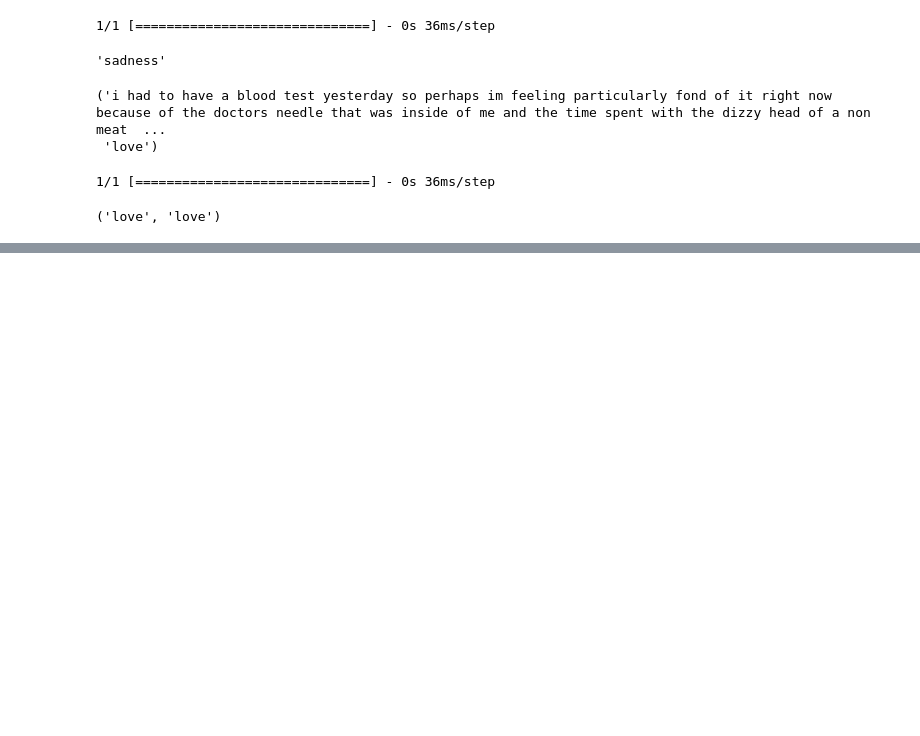
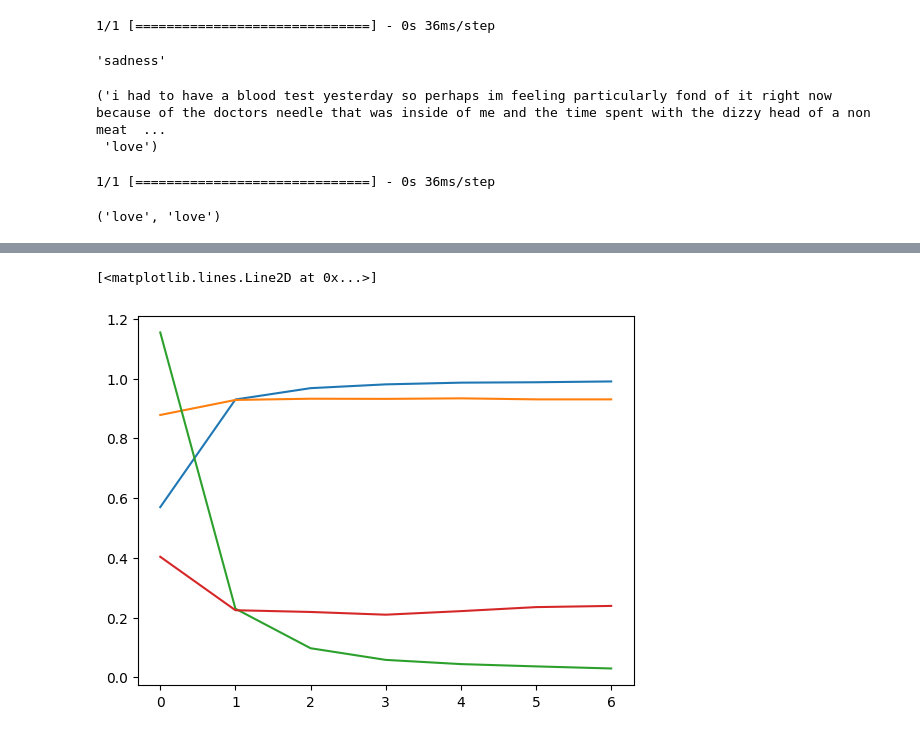
Before and after one commit to CyrilleKolle/Deep-learning, a Jupyter notebook: labb-rnn/test.ipynb, the cells around one changed output, grey strips where cells are left out. Drawn from its saved outputs; the diff is of its cells as text; code cells hidden in the pictures; blank space fills up the shorter version.

Commit message:
Improved the model by doing a data augmentation

```diff
--- a/labb-rnn/test.ipynb
+++ b/labb-rnn/test.ipynb
@@ -322,0 +521,4 @@ predict_emotion(a), b
+# %%
+x_train2 = pad_sequences(x_train2, maxlen=100)
+x_test2 = pad_sequences(x_test2, maxlen=100)
+x_val2 = pad_sequences(x_val2, maxlen=100)
@@ -322,0 +545,12 @@ predict_emotion(a), b
+# %%
+label_encoder2 = LabelEncoder()
+
+# Fit the label encoder and transform the labels to integers
+y_train_encoded2 = label_encoder2.fit_transform(y_train2)
+y_test_encoded2 = label_encoder2.transform(y_test2)
+y_val_encoded2 = label_encoder2.transform(y_val2)
+
+# Now convert integer labels to one-hot vectors
+y_train2 = to_categorical(y_train_encoded2)
+y_test2 = to_categorical(y_test_encoded2)
+y_val2 = to_categorical(y_val_encoded2)
@@ -322,0 +563,2 @@ predict_emotion(a), b
+# %%
+model2 = build_model(word_index2)
@@ -322,0 +573,2 @@ predict_emotion(a), b
+# %%
+history2 = model2.fit(x_train2, y_train2, epochs=10, batch_size=128,validation_data=(x_val2, y_val2),callbacks=[EarlyStopping(monitor='val_loss', patience=3, min_delta=0.0001)])
@@ -322,0 +590,10 @@ predict_emotion(a), b
+# %%
+import matplotlib.pyplot as plt
+plt.plot(history2.history['accuracy'], label='train')
+plt.plot(history2.history['val_accuracy'], label='test')
+
+plt.plot(history2.history['loss'], label='train')
+plt.plot(history2.history['val_loss'], label='test')
+# %% [output]
+[<matplotlib.lines.Line2D at 0x...>]
+[figure, added]
```
Also changed, not shown: parts of 51 cells of this notebook, 4 other files.
